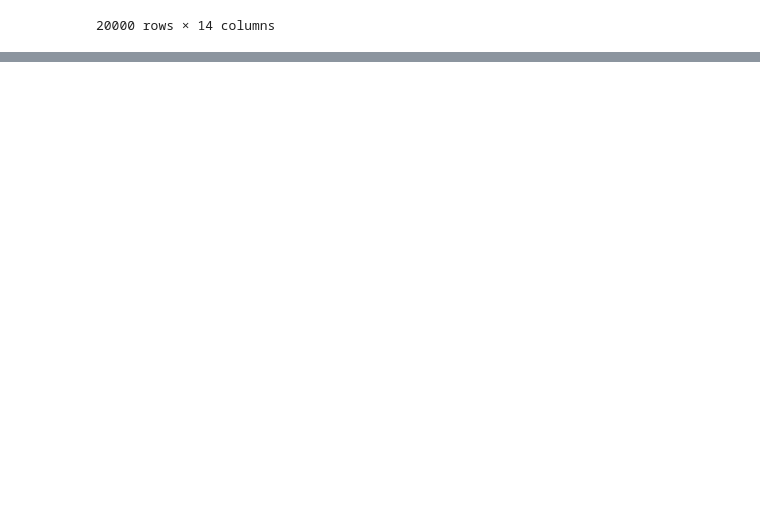
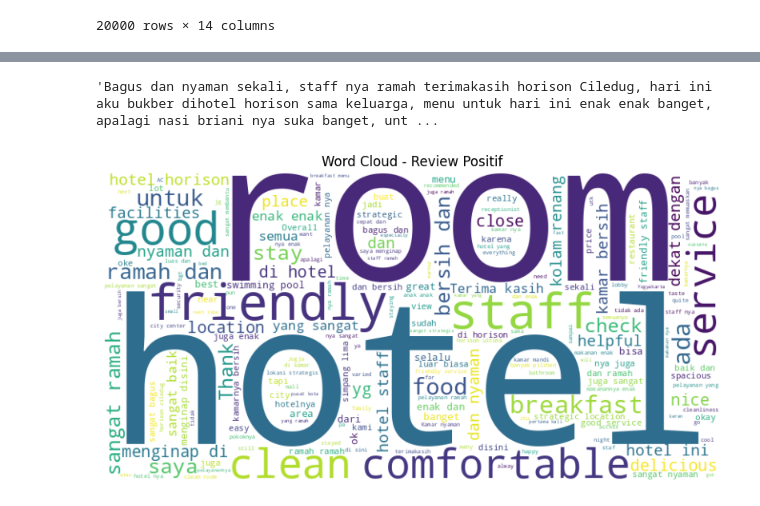
Before and after one commit to sugengdcahyo/multilabel-classification, a Jupyter notebook: 01-install.ipynb, the cells around one changed output, grey strips where cells are left out. Drawn from its saved outputs; the diff is of its cells as text; code cells hidden in the pictures; blank space fills up the shorter version.

```diff
--- a/01-install.ipynb
+++ b/01-install.ipynb
@@ -204,3 +210,12 @@ df
 | 19998 | I can understand that the pandemi... | tripadvisor | English | Negative | 2.0 | neutral | negative | ... |
 | 19999 | Kamar Kotor, Jamuran, Sarang laba... | tripadvisor | Indonesian | Negative | 2.0 | negative |  | ... |
 20000 rows × 14 columns
+# %%
+import pandas as pd
+import numpy as np
+
+# Mengganti semua nilai "" menjadi NaN
+df.replace("", np.nan, inplace=True)
+
+# Menampilkan jumlah nilai NaN setelah pembersihan
+print(df.isna().sum())
@@ -207,2 +277,2 @@ df
 # %%
-df[["review_message", "language"]]
+df = df.dropna(subset=["review_message"])
@@ -222,0 +415,18 @@ df[["review_message", "language"]]
+# %%
+# 6. Word Cloud untuk Review Positif & Negatif
+positive_text = " ".join(review for review in df[df['sentiment_general'] == 'Positive']['review_message'].dropna())
+negative_text = " ".join(review for review in df[df['sentiment_general'] == 'Negative']['review_message'].dropna())
+# %%
+positive_text
+# %% [output]
+'Bagus dan nyaman sekali, staff nya ramah terimakasih horison Ciledug, hari ini aku bukber dihotel horison sama keluarga, menu untuk hari ini enak enak banget, apalagi nasi briani nya suka banget, unt ...
+# %%
+# Word Cloud Positif
+plt.figure(figsize=(10, 5))
+wordcloud_pos = WordCloud(width=800, height=400, background_color='white').generate(positive_text)
+plt.imshow(wordcloud_pos, interpolation='bilinear')
+plt.axis("off")
+plt.title('Word Cloud - Review Positif')
+plt.show()
+# %% [output]
+[figure, added]
```
Also changed, not shown: parts of 21 cells of this notebook.
